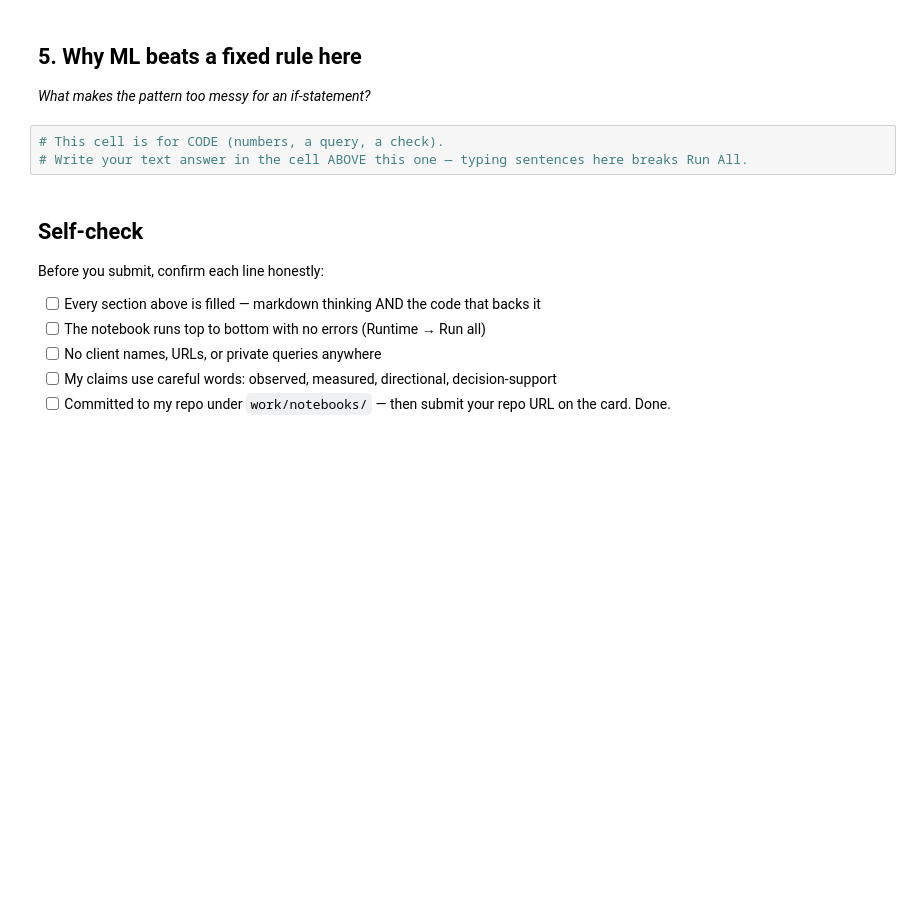
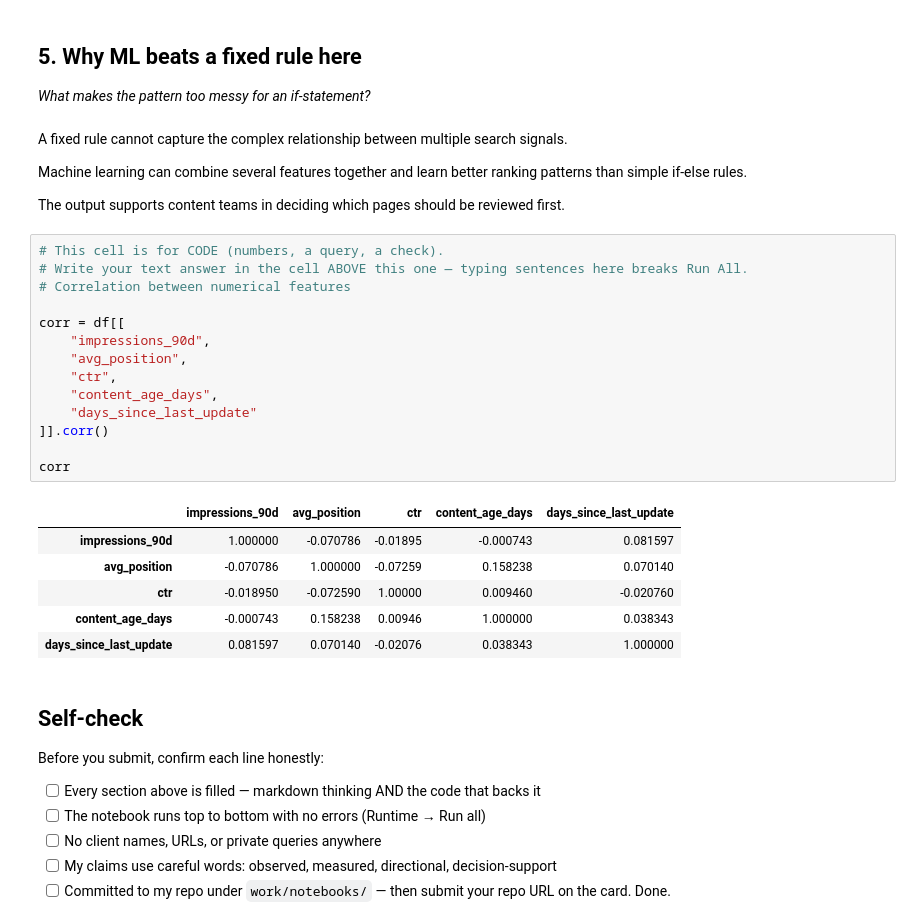
Before and after one commit to mennahamdy0/flyrank-machine-learning, a Jupyter notebook: work/notebooks/w02_ml_task_framing.ipynb, the cells around one changed output. Cells and saved outputs as stored; diff of their text form; blank space fills up the shorter version.

```diff
--- a/work/notebooks/w02_ml_task_framing.ipynb
+++ b/work/notebooks/w02_ml_task_framing.ipynb
@@ -38,9 +190,33 @@ This skeleton is yours to fill. Work the sections **in order** — each one has
 ## 5. Why ML beats a fixed rule here
 
 *What makes the pattern too messy for an if-statement?*
+# %% [markdown]
+A fixed rule cannot capture the complex relationship between multiple search signals.
+
+Machine learning can combine several features together and learn better ranking patterns than simple if-else rules.
+
+The output supports content teams in deciding which pages should be reviewed first.
 # %%
 # This cell is for CODE (numbers, a query, a check).
 # Write your text answer in the cell ABOVE this one — typing sentences here breaks Run All.
+# Correlation between numerical features
+
+corr = df[[
+    "impressions_90d",
+    "avg_position",
+    "ctr",
+    "content_age_days",
+    "days_since_last_update"
+]].corr()
+
+corr
+# %% [output]
+|  | impressions_90d | avg_position | ctr | content_age_days | days_since_last_update |
+| impressions_90d | 1.000000 | -0.070786 | -0.01895 | -0.000743 | 0.081597 |
+| avg_position | -0.070786 | 1.000000 | -0.07259 | 0.158238 | 0.070140 |
+| ctr | -0.018950 | -0.072590 | 1.00000 | 0.009460 | -0.020760 |
+| content_age_days | -0.000743 | 0.158238 | 0.00946 | 1.000000 | 0.038343 |
+| days_since_last_update | 0.081597 | 0.070140 | -0.02076 | 0.038343 | 1.000000 |
 # %% [markdown]
 ## Self-check
 
```
Also changed, not shown: parts of 16 cells of this notebook.
